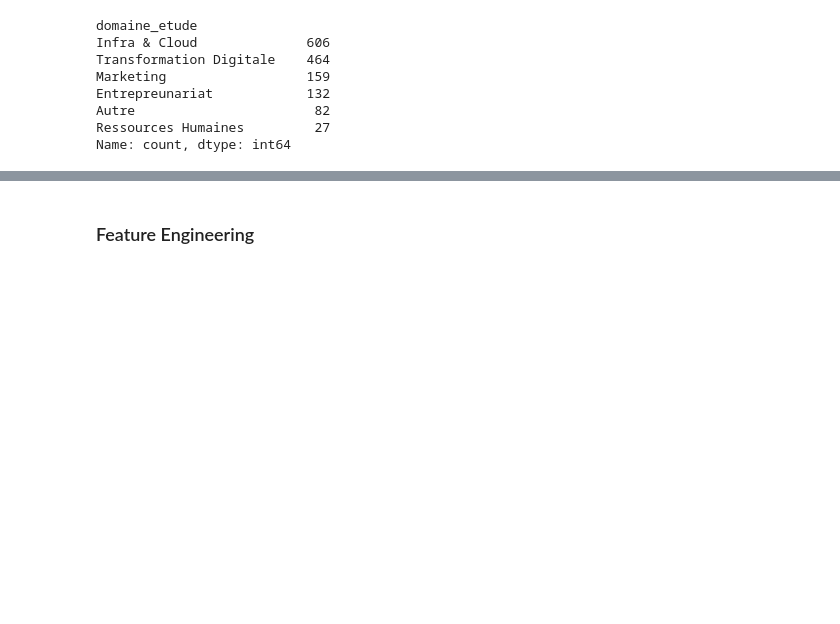
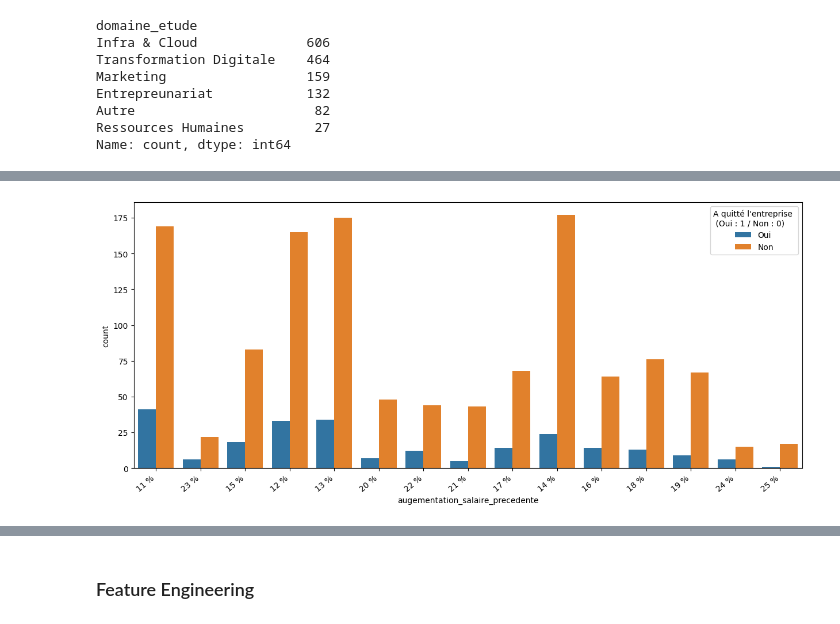
Before and after one commit to Soct/formation_OC, a Jupyter notebook: projet_4/test.ipynb, the cells around one changed output, grey strips where cells are left out. Saved outputs shown, nothing was run; the diff lists cells and outputs as text; code cells hidden in the pictures; blank space fills up the shorter version.

```diff
--- a/projet_4/test.ipynb
+++ b/projet_4/test.ipynb
@@ -123,0 +126,4 @@ make_countplot(df_merge, "poste", "a_quitte_l_entreprise")
+# %%
+make_countplot(df_merge, "augementation_salaire_precedente", "a_quitte_l_entreprise")
+# %% [output]
+[figure, added]
```
Also changed, not shown: parts of 14 cells of this notebook.
